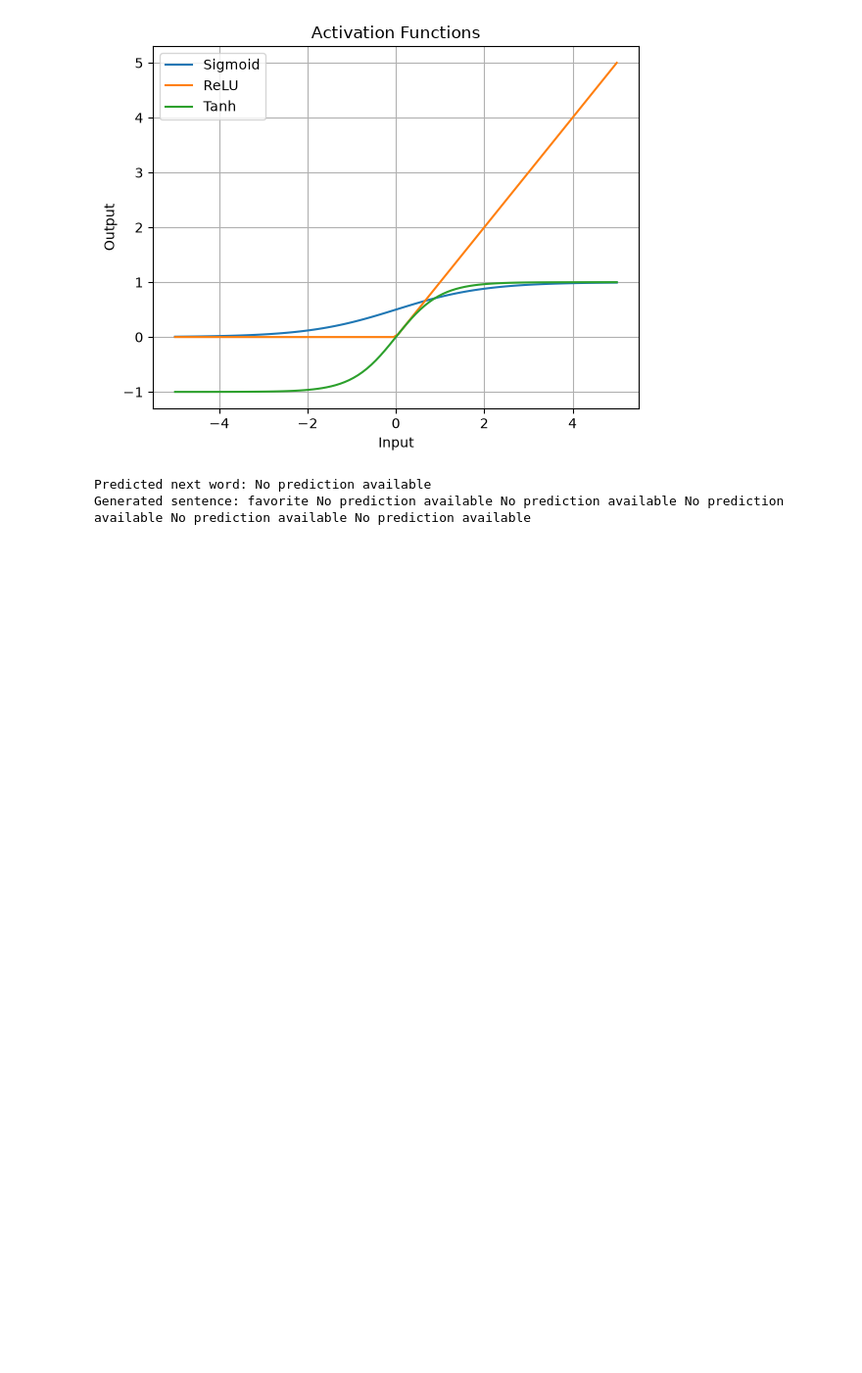
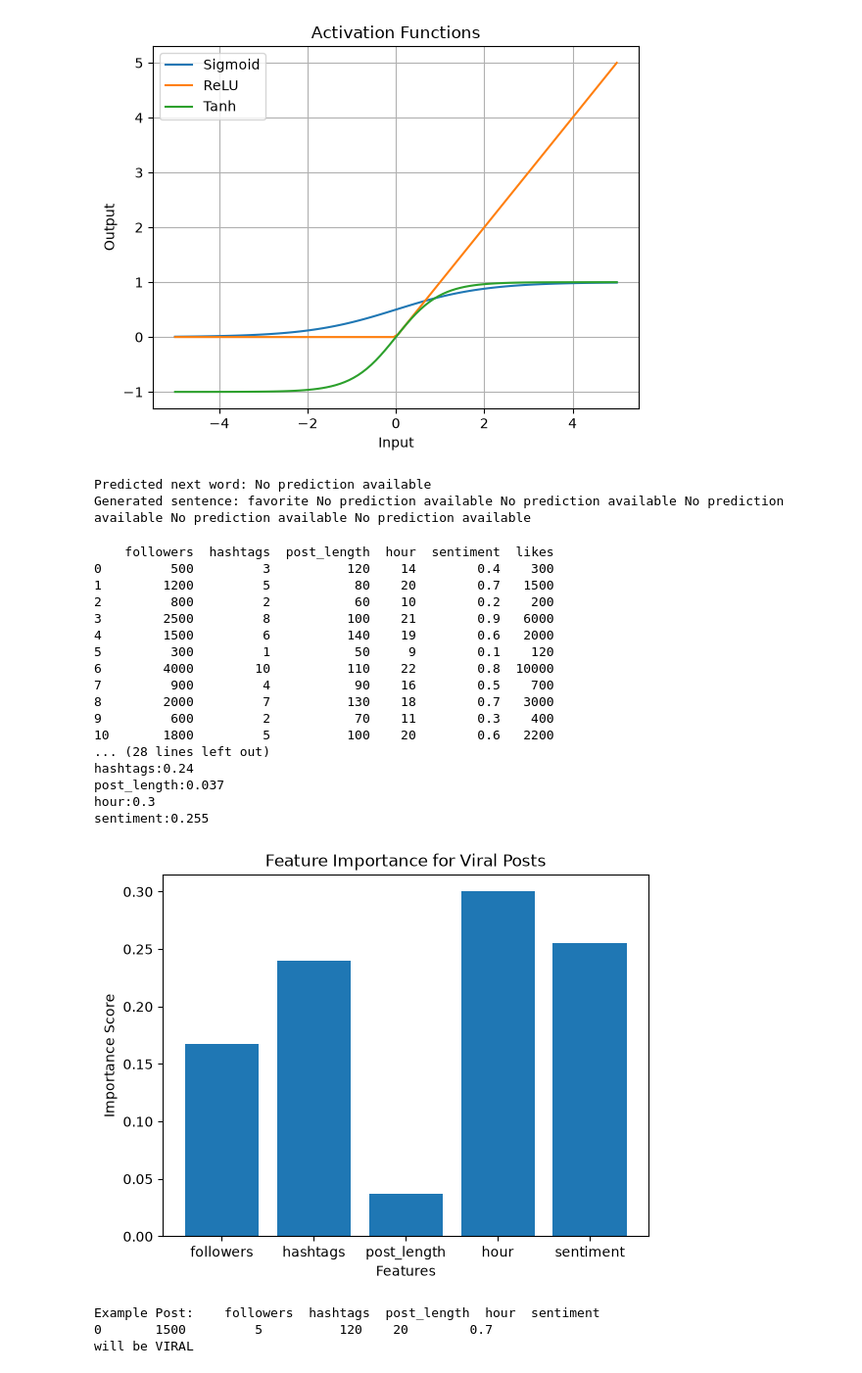
Before and after one commit to K1ngHandy/CSC365, a Jupyter notebook: Week6/10-08.ipynb, the cells around one changed output. Shown at 98% size. Saved outputs shown, nothing was run; the diff lists cells and outputs as text; code cells hidden in the pictures; blank space fills up the shorter version.

Commit message:
random forest classifier

```diff
--- a/Week6/10-08.ipynb
+++ b/Week6/10-08.ipynb
@@ -288,3 +288,74 @@ print("Generated sentence:", generate_sentence(start))
 # %% [output]
 Predicted next word: No prediction available
 Generated sentence: favorite No prediction available No prediction available No prediction available No prediction available No prediction available
+# %%
+import pandas as pd
+import matplotlib.pyplot as plt
+from sklearn.model_selection import train_test_split
+from sklearn.ensemble import RandomForestClassifier
+from sklearn.metrics import accuracy_score, confusion_matrix
+
+data = {
+    "followers":[500, 1200, 800, 2500, 1500, 300, 4000, 900, 2000, 600, 1800, 3500, 700, 2200, 1600],
+    "hashtags":[3, 5, 2, 8, 6, 1, 10, 4, 7, 2, 5, 9, 3, 6, 4],
+    "post_length":[120, 80, 60, 100, 140, 50, 110, 90, 130, 70, 100, 150, 80, 120, 95],
+    "hour":[14, 20, 10, 21, 19, 9, 22, 16, 18, 11, 20, 23, 15, 19, 17],
+    "sentiment":[0.4, 0.7, 0.2, 0.9, 0.6, 0.1, 0.8, 0.5, 0.7, 0.3, 0.6, 0.9, 0.4, 0.8, 0.5],
+    "likes":[300, 1500, 200, 6000, 2000, 120, 10000, 700, 3000, 400, 2200, 8500, 500, 4000, 900],
+}
+data = pd.DataFrame(data)
+print(data)
+print(data.head())
+viral_threshold = 1000
+data["viral"] = (data["likes"] > viral_threshold).astype(int)
+print("\nViral label added:")
+print(data[["likes", "viral"]].head())
+features = ["followers", "hashtags", "post_length", "hour", "sentiment"]
+X = data[features]
+y = data["viral"]
+X_train, X_test, y_train, y_test = train_test_split(X, y, test_size = 0.2)
+model = RandomForestClassifier()
+model.fit(X_train, y_train)
+predictions = model.predict(X_test)
+accuracy = accuracy_score(y_test, predictions)
+print("\nModel Accuracy:", accuracy)
+print("\nConfusion Matrix:")
+print(confusion_matrix(y_test, predictions))
+importance = model.feature_importances_
+print("\nFeature Importance:\n")
+for i, v in enumerate(importance):
+    print(f"{features[i]}:{round(v, 3)}")
+plt.bar(features, importance)
+plt.title("Feature Importance for Viral Posts")
+plt.ylabel("Importance Score")
+plt.xlabel("Features")
+plt.show()
+example_post = pd.DataFrame([[1500, 5, 120, 20, 0.7]], columns = features)
+prediction = model.predict(example_post)
+print("\nExample Post:", example_post)
+if prediction[0] == 1:
+    print("will be VIRAL")
+else:
+    print("NOT viral")
+# %% [output]
+    followers  hashtags  post_length  hour  sentiment  likes
+0         500         3          120    14        0.4    300
+1        1200         5           80    20        0.7   1500
+2         800         2           60    10        0.2    200
+3        2500         8          100    21        0.9   6000
+4        1500         6          140    19        0.6   2000
+5         300         1           50     9        0.1    120
+6        4000        10          110    22        0.8  10000
+7         900         4           90    16        0.5    700
+8        2000         7          130    18        0.7   3000
+9         600         2           70    11        0.3    400
+10       1800         5          100    20        0.6   2200
+... (28 lines left out)
+hashtags:0.24
+post_length:0.037
+hour:0.3
+sentiment:0.255
+[figure, added]
+Example Post:    followers  hashtags  post_length  hour  sentiment
+0       1500         5          120    20        0.7
+will be VIRAL
```
